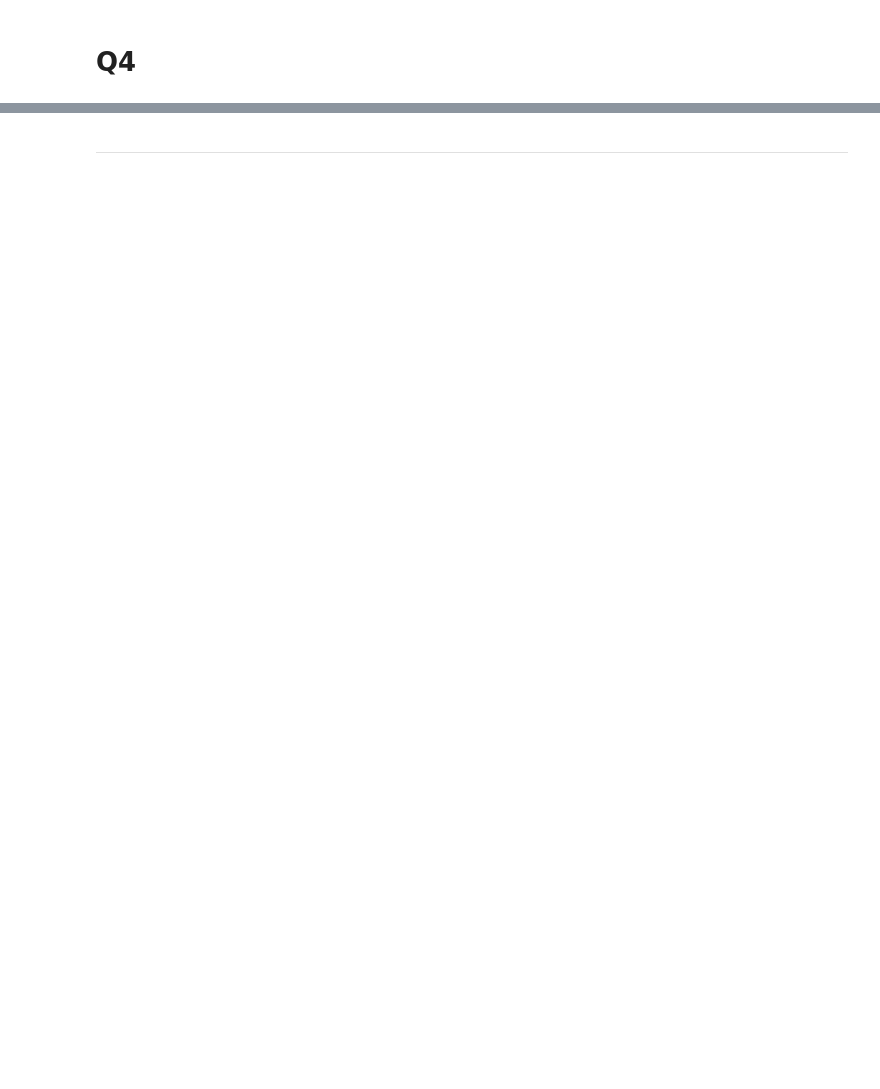
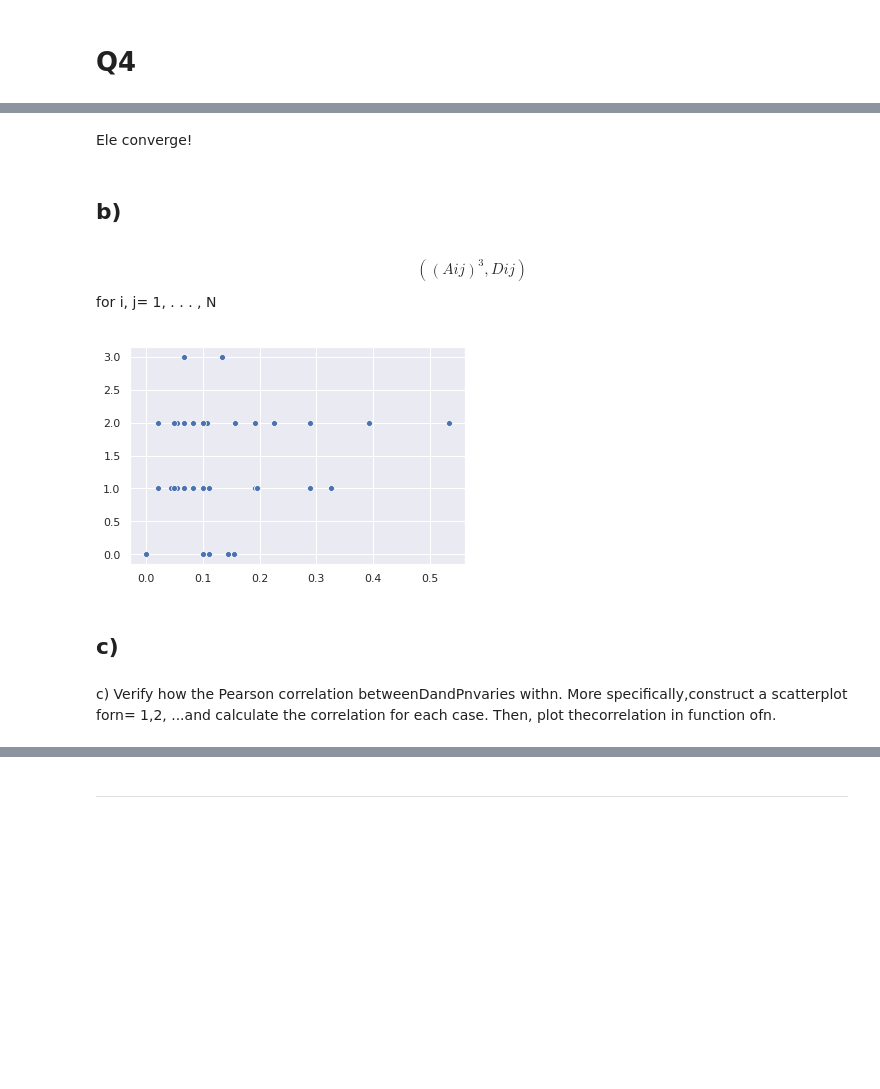
Before and after one commit to gmelodie/Complex-Networks, a Jupyter notebook: lista1/lista1.ipynb, the cells around one changed output, grey strips where cells are left out. Cells and saved outputs as stored; diff of their text form; code cells hidden in the pictures; blank space fills up the shorter version.

```diff
--- a/lista1/lista1.ipynb
+++ b/lista1/lista1.ipynb
@@ -285,3 +280,27 @@ for k in range(walkLength):
+# %%
+# let networkx return the adjacency matrix A
+A = nx.adj_matrix(G)
+A = A.todense()
+A = np.array(A, dtype = np.float64)
+
+# define walk length and starting idx
+# we start with a random point
+walk_length = 100*len(G.nodes)
+repetitions=10
+visited = np.zeros(len(G.nodes))
+
+for i in range(repetitions):
+    # Use this to start with the node with the highest amount of neighbours
+    #current = A.sum(axis=0).argmax()
+    current = np.random.randint(len(G.nodes))
+    for _ in range(walk_length):
+        # Get the list of possible nodes at current step
+        possible_nodes = np.flatnonzero(A[current])
+        # Go the next node
+        next_node = np.random.choice(possible_nodes)
+        visited[next_node] += 1
+        #visited.append(next_node)
+        current = next_node
 # %%
 visited
 # %% [output]
@@ -308,2 +343,6 @@ visited
 # %%
 graph = create_pdf_network()
+# %%
+def power_transition_matrix(G, power):
+    transition_matrix = nx.google_matrix(G, alpha=1)
+    return transition_matrix**power
@@ -309,0 +366,28 @@ graph = create_pdf_network()
+# %% [markdown]
+Ele converge!
+# %% [markdown]
+## b)
+# %% [markdown]
+$$ ((Aij)^3, Dij) $$ for i, j= 1, . . . , N
+# %%
+def create_scatter_plot(power_matrix, dists, plot=True):
+    x = []
+    y = []
+    for i in range(len(graph.nodes)):
+        for j in range(len(graph.nodes)):
+            x.append(power_matrix[i, j])
+            y.append(dists[i, j])
+    if plot:
+        sns.scatterplot(x, y)
+        plt.show()
+    return x, y
+# %%
+power_matrix = power_transition_matrix(graph, 3)
+dists = nx.floyd_warshall_numpy(graph, nodelist=sorted(graph.nodes))
+create_scatter_plot(power_matrix, dists);
+# %% [output]
+[figure, added]
+# %% [markdown]
+## c)
+# %% [markdown]
+c) Verify how the Pearson correlation betweenDandPnvaries withn.  More specifically,construct a scatterplot forn= 1,2, ...and calculate the correlation for each case.  Then, plot thecorrelation in function ofn.
```
Also changed, not shown: parts of 18 cells of this notebook.
